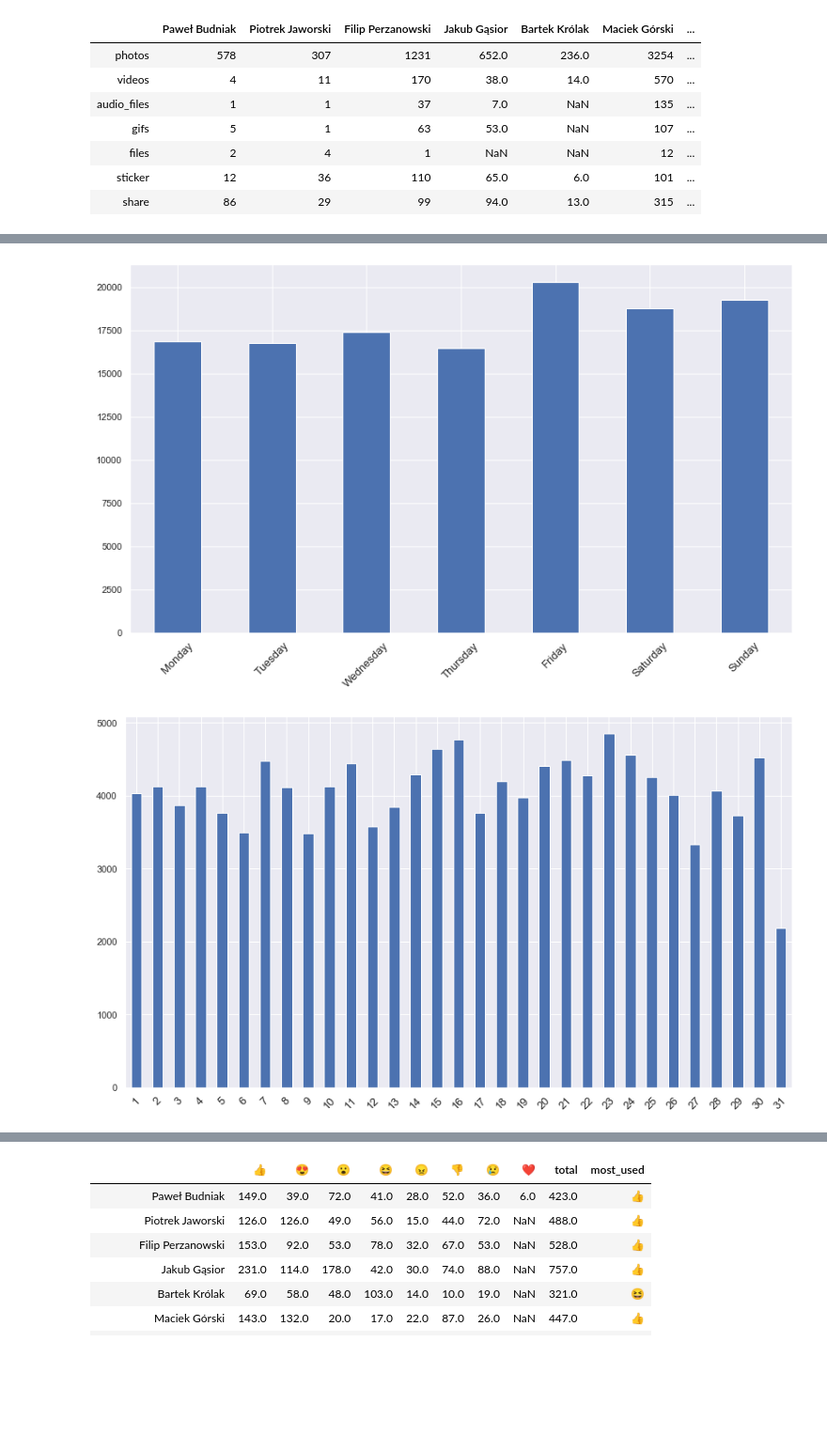
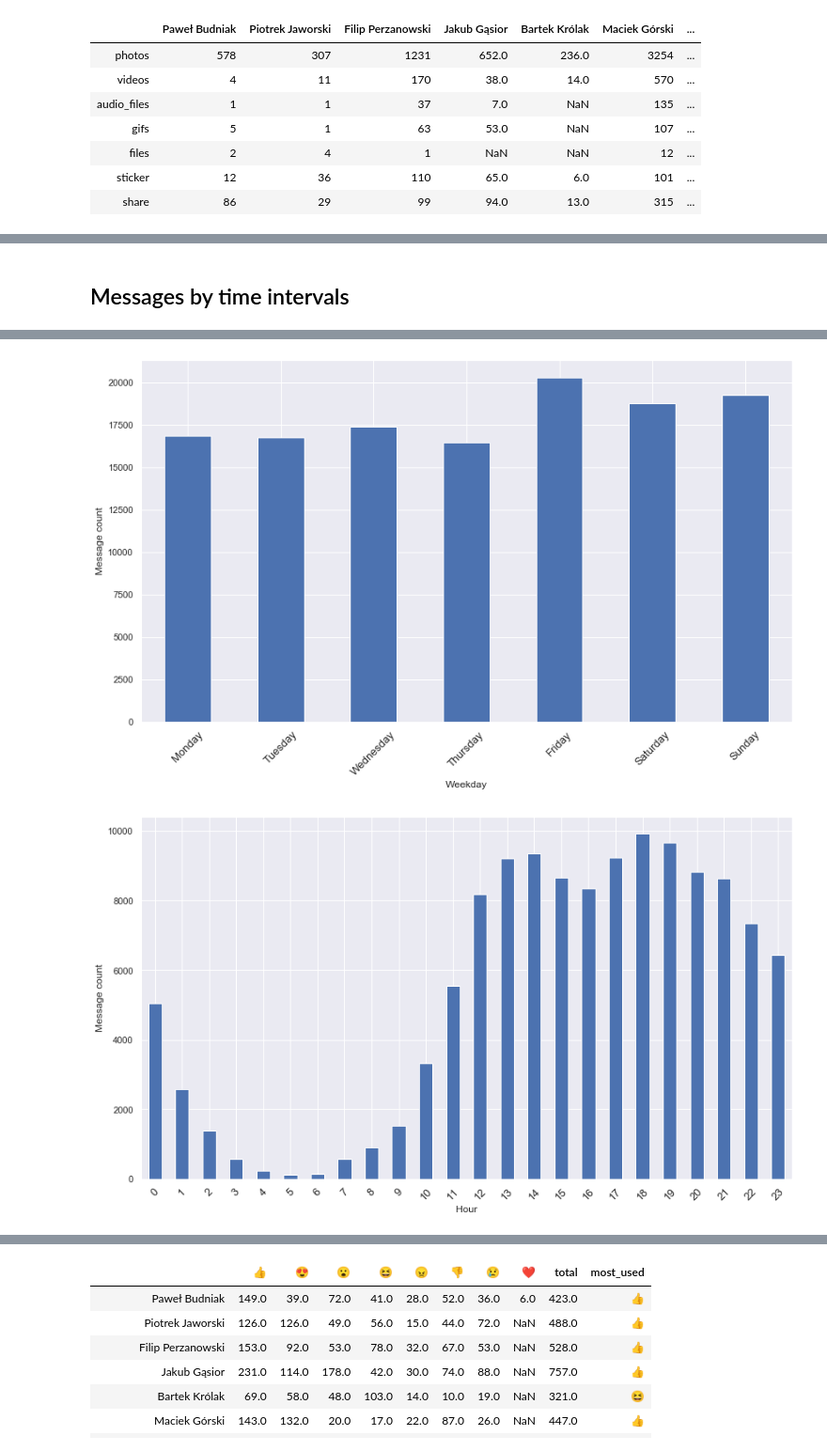
Before and after one commit to PawelBudniak/Messenger-chat-analysis, a Jupyter notebook: messenger_stats_pd.ipynb, the cells around one changed output, grey strips where cells are left out. Shown at 94% size. Cells and saved outputs as stored; diff of their text form; code cells hidden in the pictures; blank space fills up the shorter version.

```diff
--- a/messenger_stats_pd.ipynb
+++ b/messenger_stats_pd.ipynb
@@ -26,5 +15,0 @@ ax
-# %%
-bar = sns.barplot(x='Sender', y='Total chars sent', data = df)
-bar.set_xticklabels(bar.get_xticklabels(), rotation =45)
-sns.set(rc={'figure.figsize':(10,8)})
-bar
@@ -36,5 +15,0 @@ bar
-# %%
-bar2 = sns.barplot(x='Sender', y='Avg msg length', data = df)
-bar2.set_xticklabels(bar2.get_xticklabels(), rotation =45)
-sns.set(rc={'figure.figsize':(10,8)})
-plt.show()
@@ -46,11 +40,12 @@ Poniżej można zmienić minimalną długość słowa.
 # %%
-#ksywy = ['debesciak', 'pierdziano', 'czlowiek', 'wielkiego', 'szacunku', 'glawiator', 'tajtisów', 'klawy', 'ziom3q']
+excluded = ['debesciak', 'pierdziano', 'czlowiek', 'wielkiego', 'szacunku', 'glawiator', 'tajtisów', 'klawy', 'ziom3q']
 
-#### do zmiany
-min_word_length = 5 #minimalna długość wyrazu
-#### do zmiany
 
-word_counts = stats.get_word_counts(chat, filter_participants_names = True, exclude_words = None)
+#### change min_word_length here
+min_word_length = 5
+
+
+word_counts = stats.get_word_counts(chat, filter_participants_names = True, exclude_words = excluded)
 word_counts_filtered = {}
 for sender in word_counts:
     word_counts_filtered[sender] = {k:v for k,v in word_counts[sender].items() if len(k)>=min_word_length}
@@ -185,15 +194,15 @@ pd.DataFrame(msg_types)
 # %%
-dates = stats.groupby_date(chat, 'M')
 from matplotlib.dates import DateFormatter
 import matplotlib.dates as mdates
 
-
+sns.set(rc={'figure.figsize':(15,6)})
+dates = stats.groupby_date(chat, 'M')
 ax = sns.lineplot(data=dates)
-#sns.set(rc={'figure.figsize':(12,12)})
 plt.xticks(rotation=35)
 
 date_form = DateFormatter("%Y-%m")
+ax.set(ylabel='Message count')
 ax.xaxis.set_major_formatter(date_form)
 ax.xaxis.set_major_locator(mdates.MonthLocator(interval=2))
-ax
+plt.show()
 # %% [output]
@@ -205,8 +210,13 @@ Converting timezone-aware DatetimeArray to timezone-naive ndarray with 'datetime
+# %% [markdown]
+## Messages by time intervals
 # %%
-intervals = ['y', 'm', 'w', 'd', 'h']
+intervals = ['Y', 'M', 'W', 'H']
+fullnames = {'Y': 'Year', 'M': 'Month', 'W': 'Weekday', 'H': 'Hour'}
 for i, interval in enumerate (intervals):
     plt.figure(i)
     counts_by_time = stats.groupby_time(chat, interval, interval_names = True)
-    counts_by_time.plot(kind='bar', rot = 45, figsize = (14,8))
+    ax = counts_by_time.plot(kind='bar', rot = 45, figsize = (14,8))
+    ax.set_ylabel('Message count')
+    ax.set_xlabel(fullnames[interval])
 plt.show()
 # %% [output]
@@ -215,2 +225,2 @@ plt.show()
-[figure, old version]
+[figure, new version]
-[figure, old version]
+[figure, new version]
```
Also changed, not shown: parts of 40 cells of this notebook, 1 other file.
